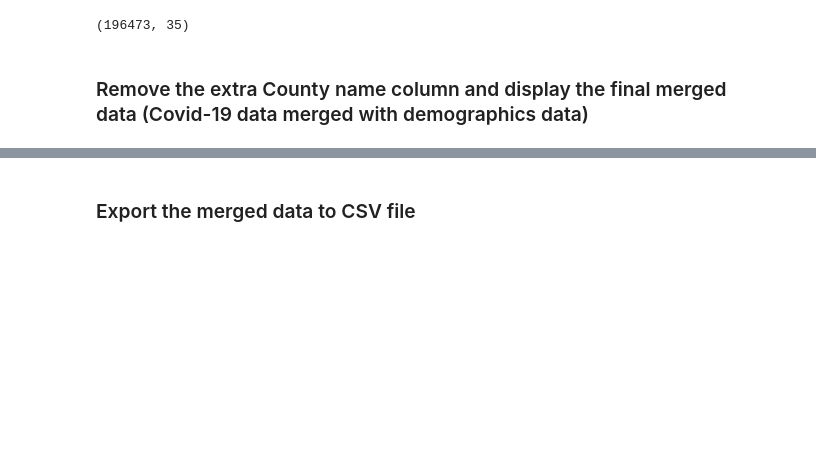
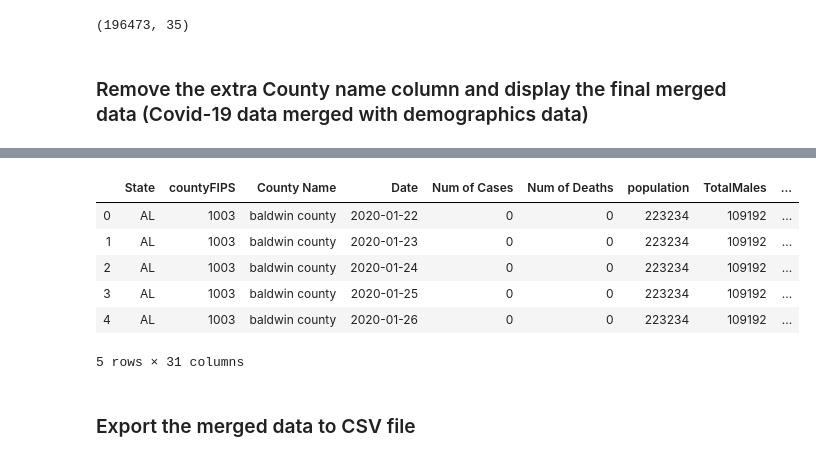
Before and after one commit to EricCortes14/Data-Science-COVID-19-Project, a Jupyter notebook: src/Demographics_dataset.ipynb, the cells around one changed output, grey strips where cells are left out. Cells and saved outputs as stored; diff of their text form; code cells hidden in the pictures; blank space fills up the shorter version.

```diff
--- a/src/Demographics_dataset.ipynb
+++ b/src/Demographics_dataset.ipynb
@@ -262,7 +262,4 @@ merged_data_df.shape
 ### Remove the extra County name column and display the final merged data (Covid-19 data merged with demographics data)
 # %%
 #Remove the extra County Name, State_y and GEO_ID column
-merged_data_df=merged_data_df.drop(['County Name_y','GEO_ID','State_y'],axis=1)
+merged_data_df=merged_data_df.drop(['County Name_y','GEO_ID','State_y','DP05_0001E'],axis=1)
-# %%
-merged_data_df=merged_data_df.rename(columns={'State_x':'State','County Name_x':'County Name'})
-merged_data_df
@@ -283,3 +266,14 @@ merged_data_df
+# %%
+merged_data_df=merged_data_df.rename(columns={'State_x':'State','County Name_x':'County Name','DP05_0002E':'TotalMales','DP05_0003E':'TotalFemales','DP05_0004E':'sexRatioM/100F','DP05_0005E':'age<5','DP05_0006E':'ageFrom5to9','DP05_0007E':'ageFrom10to14','DP05_0008E':'ageFrom15to19','DP05_0009E':'ageFrom20to24','DP05_0010E':'ageFrom25to34','DP05_0011E':'agefrom35to44','DP05_0012E':'ageFrom45to54','DP05_0013E':'ageFrom55to59','DP05_0014E':'ageFrom60to64','DP05_0015E':'ageFrom65to74','DP05_0016E':'age75to84','DP05_0017E':'age85over','DP05_0018E':'medianAge','DP05_0030E':'65overMale','DP05_0031E':'65overFemale','DP05_0037E':'whitePopulation','DP05_0038E':'blackPopulation','DP05_0039E':'AmericanIndian&AlaskanNative','DP05_0044E':'AsianPopulation','DP05_0052E':'NativeHawiianOtherPacificPopulation'})
+merged_data_df.head(5)
+# %% [output]
+|  | State | countyFIPS | County Name | Date | Num of Cases | Num of Deaths | population | TotalMales | ... |
+| 0 | AL | 1003 | baldwin county | 2020-01-22 | 0 | 0 | 223234 | 109192 | ... |
+| 1 | AL | 1003 | baldwin county | 2020-01-23 | 0 | 0 | 223234 | 109192 | ... |
+| 2 | AL | 1003 | baldwin county | 2020-01-24 | 0 | 0 | 223234 | 109192 | ... |
+| 3 | AL | 1003 | baldwin county | 2020-01-25 | 0 | 0 | 223234 | 109192 | ... |
+| 4 | AL | 1003 | baldwin county | 2020-01-26 | 0 | 0 | 223234 | 109192 | ... |
+5 rows × 31 columns
 # %% [markdown]
 ### Export the merged data to CSV file
 # %%
```
Also changed, not shown: parts of 2 cells of this notebook, 1 other file.
